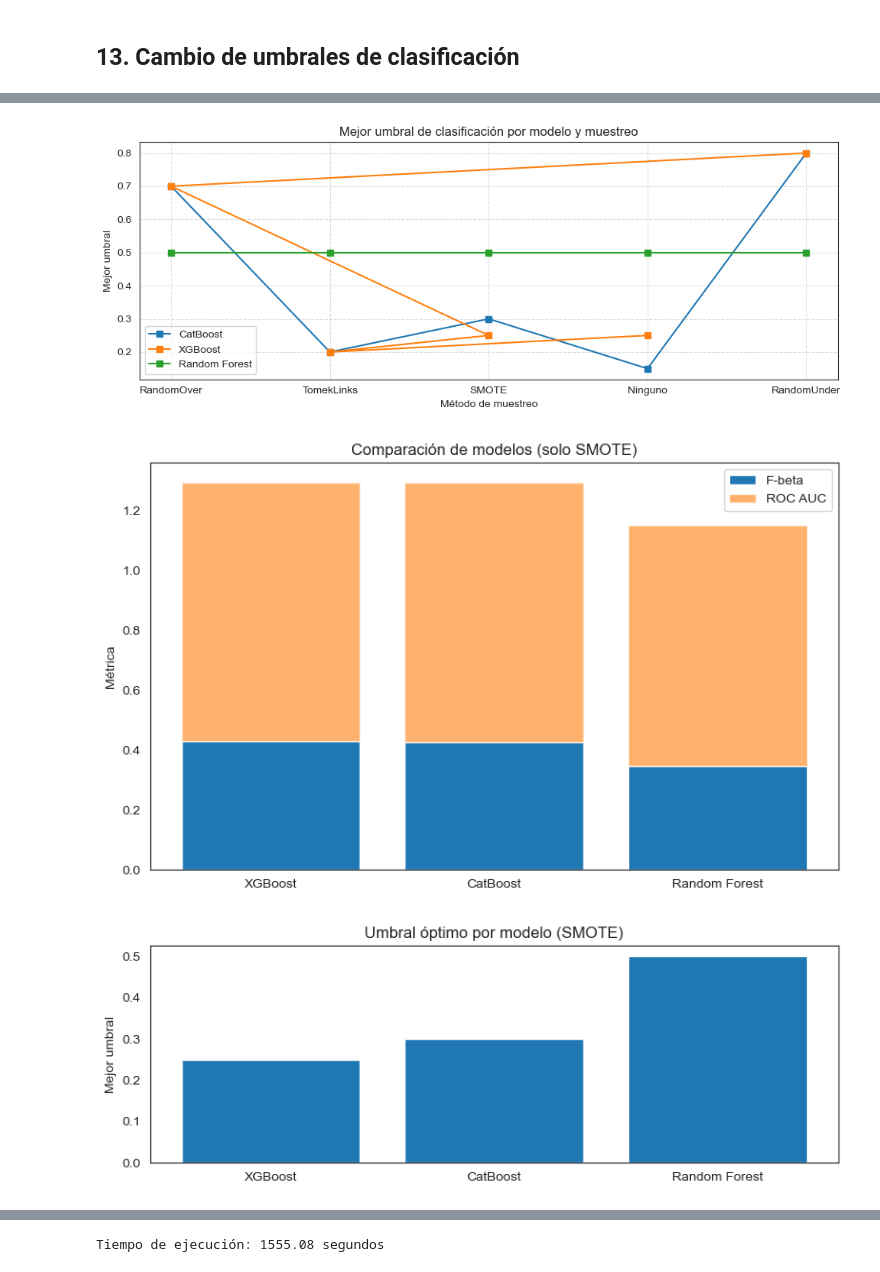
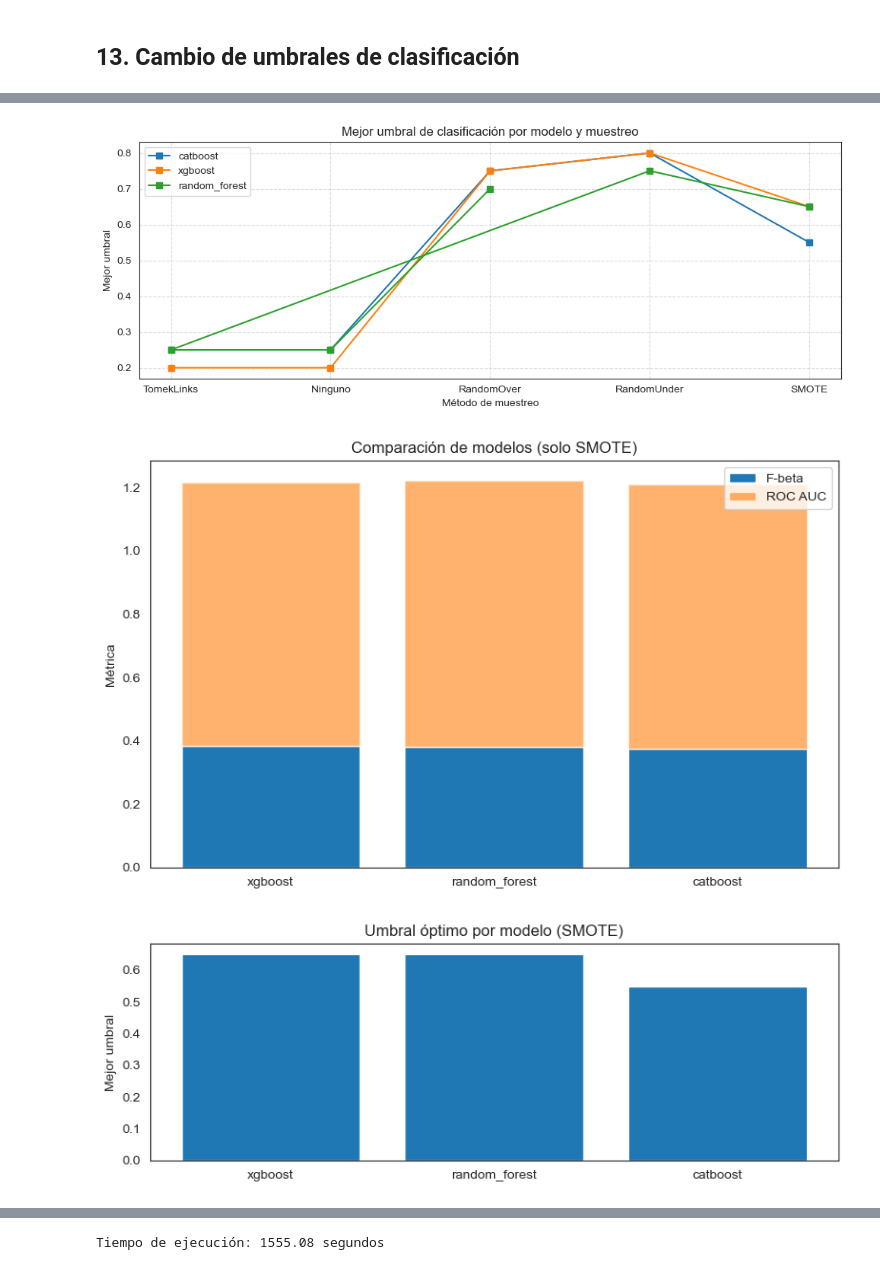
Before and after one commit to martinsoteIo/Predicting_Startup_Acquisitions, a Jupyter notebook: startup_investments_project/startup_investments_classification.ipynb, the cells around one changed output, grey strips where cells are left out. Drawn from its saved outputs; the diff is of its cells as text; code cells hidden in the pictures.

```diff
--- a/startup_investments_project/startup_investments_classification.ipynb
+++ b/startup_investments_project/startup_investments_classification.ipynb
@@ -2489,7 +2481,7 @@ standard_preprocessor = ColumnTransformer([
 chi2_preprocessor = ColumnTransformer([
     ('num', Pipeline([
         ('imputer', best_imputer),
-        ('scaler', MinMaxScaler())  # Aseguramos valores no negativos para chi2
+        ('scaler', RobustScaler())  # Aseguramos valores no negativos para chi2
     ]), num_cols),
     ('cat', Pipeline([
         ('imputer_cat', SimpleImputer(strategy='constant', fill_value='missing')),
@@ -3162,24 +3309,26 @@ X_train, X_val, y_train, y_val = train_test_split(
 
 # 2) Modelos
 models = {
-    'Random Forest': RandomForestClassifier(
-        class_weight='balanced', random_state=42,
-        criterion='gini', max_depth=7, max_features='log2',
-        min_samples_leaf=3, n_estimators=87
+    'random_forest': RandomForestClassifier(
+        n_estimators=100,
+        max_depth=10,
+        random_state=42
     ),
-    'XGBoost': XGBClassifier(
-        objective='binary:logistic', verbosity=0, random_state=42,
-        colsample_bytree=0.9186, learning_rate=0.0525,
-        max_depth=8, min_child_weight=5, subsample=0.6624,
-        n_estimators=120, use_label_encoder=False
+    'xgboost': XGBClassifier(
+        n_estimators=60,
+        max_depth=5,
+        learning_rate=0.05,
+        random_state=42,
+        use_label_encoder=False,
+        eval_metric='logloss'
     ),
-    'CatBoost': CatBoostClassifier(
-        od_type='Iter', bootstrap_type='Bernoulli', od_wait=50,
-        random_state=42, depth=4, iterations=664,
-        l2_leaf_reg=2.3089, learning_rate=0.0709,
-        subsample=0.8733, colsample_bylevel=0.6312,
-        verbose=False
-    )
+    'catboost': CatBoostClassifier(
+        iterations=200,
+        depth=4,
+        learning_rate=0.05,
+        random_state=42,
+        verbose=0
+    ),
 }
 
 # 3) Métodos de muestreo
@@ -3200,13 +3349,24 @@ results = pd.DataFrame(columns=[
 for sampler_name, sampler in samplers.items():
     for model_name, clf in models.items():
         print(f"\nModelo: {model_name}  |  Muestreo: {sampler_name}")
+        numeric_pipeline = Pipeline([
+            ('imputer', best_imputer),
+            ('scaler', best_scaler)
+        ])
+
+        categorical_pipeline = Pipeline([
+            ('imputer', SimpleImputer(strategy='constant', fill_value='missing')), # Si tu encoder lo necesita
+            ('encoder', best_encoder)
+        ])
+
         preprocessor = ColumnTransformer([
-            ('num', best_imputer, num_cols),
-            ('cat', best_encoder, cat_cols)
-        ])
+            ('num', numeric_pipeline, num_cols),
+            ('cat', categorical_pipeline, cat_cols)
+        ], remainder='drop')
         steps = [('preprocessor', preprocessor)]
         if sampler is not None:
             steps.append(('sampler', sampler))
+        steps.append(('filter', SelectKBest(f_classif, k=15)))
         steps.append(('clf', clf))
         pipeline = ImbPipeline(steps)
 
@@ -3309,3 +3469,3 @@ Modelo: Random Forest  |  Muestreo: SMOTE
-[figure, old version]
+[figure, new version]
-[figure, old version]
+[figure, new version]
-[figure, old version]
+[figure, new version]
```
Also changed, not shown: parts of 26 cells of this notebook, 5 other files.
